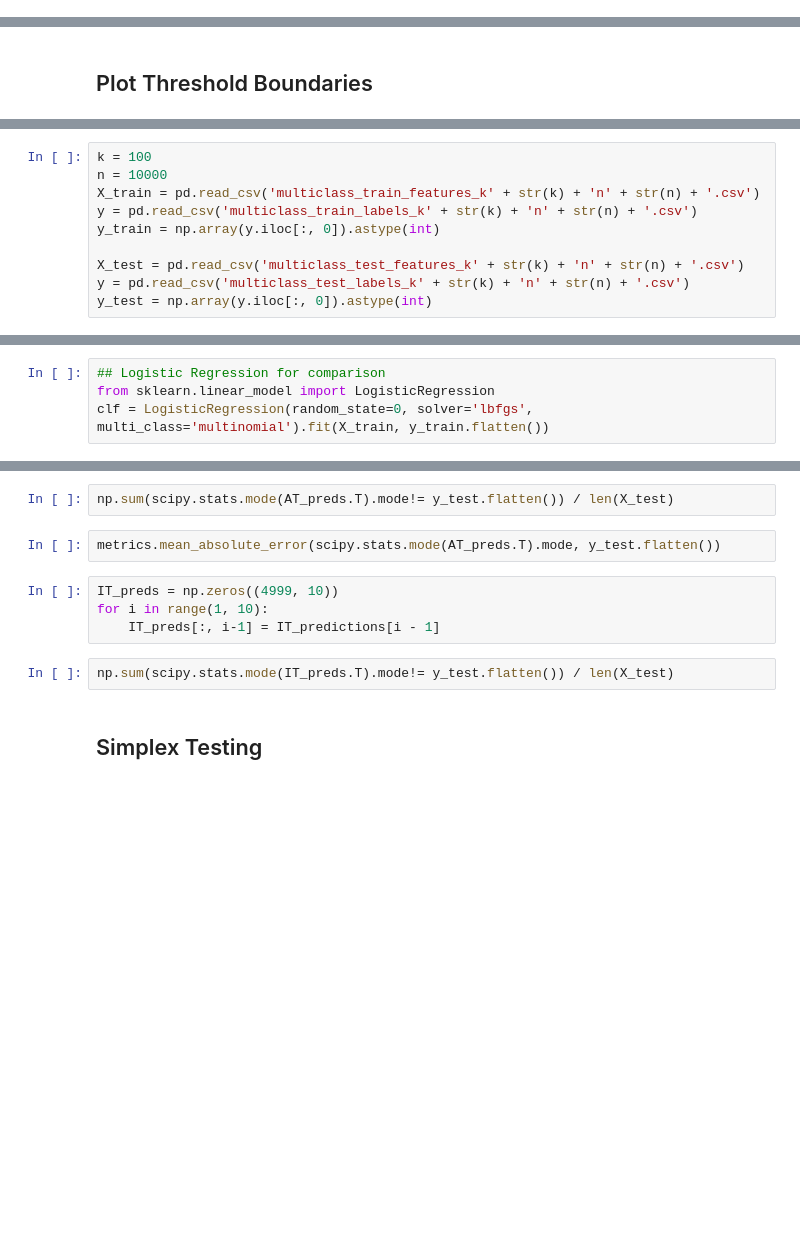
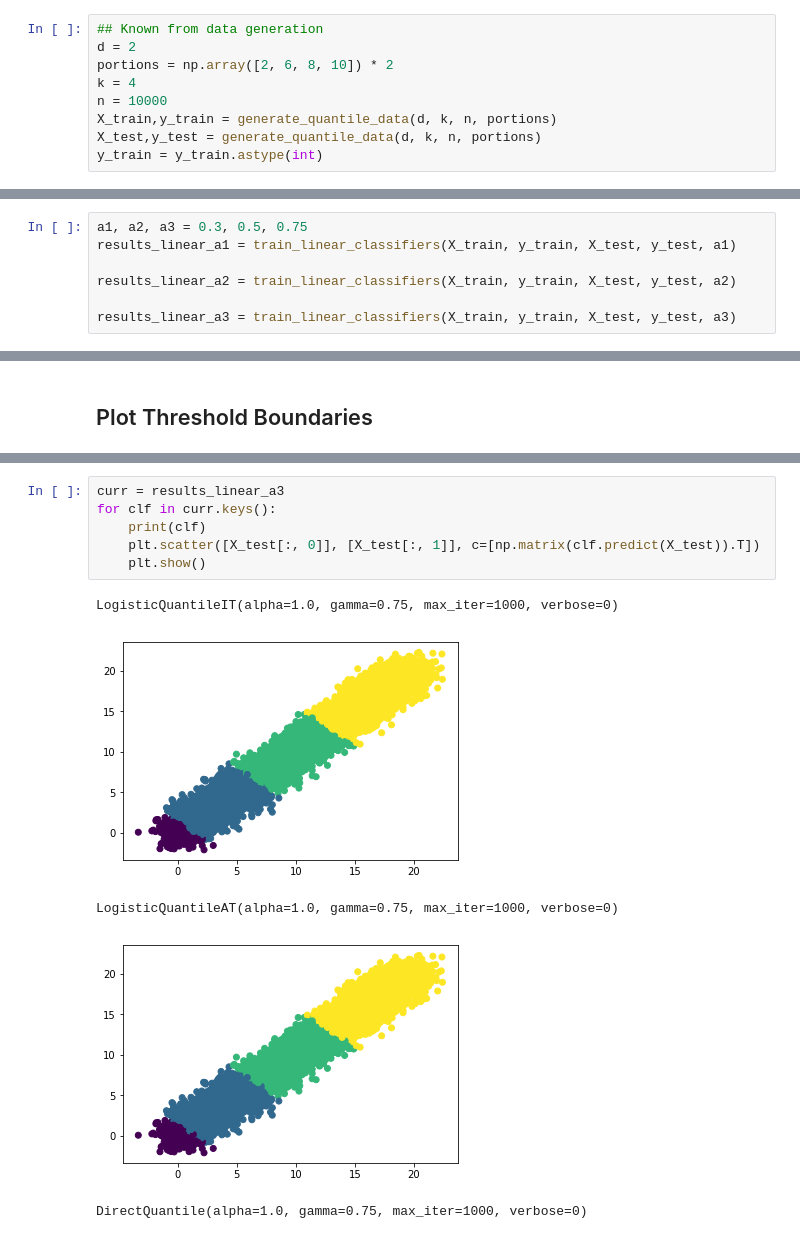
Before and after one commit to arnabsarker/Property-Elicitation, a Jupyter notebook: Quantile Regression Tests.ipynb, the cells around one changed output, grey strips where cells are left out. Saved outputs shown, nothing was run; the diff lists cells and outputs as text; blank space fills up the shorter version.

Commit message:
Performed tests for writeup

```diff
--- a/Quantile Regression Tests.ipynb
+++ b/Quantile Regression Tests.ipynb
@@ -206,0 +57,9 @@ Mean Absolute Error of LogisticRegression: 2.8393
+# %%
+## Known from data generation
+d = 2
+portions = np.array([2, 6, 8, 10]) * 2
+k = 4
+n = 10000
+X_train,y_train = generate_quantile_data(d, k, n, portions)
+X_test,y_test = generate_quantile_data(d, k, n, portions)
+y_train = y_train.astype(int)
@@ -206,0 +100,7 @@ Mean Absolute Error of LogisticRegression: 2.8393
+# %%
+a1, a2, a3 = 0.3, 0.5, 0.75
+results_linear_a1 = train_linear_classifiers(X_train, y_train, X_test, y_test, a1)
+
+results_linear_a2 = train_linear_classifiers(X_train, y_train, X_test, y_test, a2)
+
+results_linear_a3 = train_linear_classifiers(X_train, y_train, X_test, y_test, a3)
@@ -227,10 +127,0 @@ plot_clf(clf5.coef_, clf5.theta_)
-# %%
-k = 100
-n = 10000
-X_train = pd.read_csv('multiclass_train_features_k' + str(k) + 'n' + str(n) + '.csv')
-y = pd.read_csv('multiclass_train_labels_k' + str(k) + 'n' + str(n) + '.csv')
-y_train = np.array(y.iloc[:, 0]).astype(int)
-
-X_test = pd.read_csv('multiclass_test_features_k' + str(k) + 'n' + str(n) + '.csv')
-y = pd.read_csv('multiclass_test_labels_k' + str(k) + 'n' + str(n) + '.csv')
-y_test = np.array(y.iloc[:, 0]).astype(int)
@@ -266,4 +127,0 @@ for i in range(1, s):
-# %%
-## Logistic Regression for comparison
-from sklearn.linear_model import LogisticRegression
-clf = LogisticRegression(random_state=0, solver='lbfgs', multi_class='multinomial').fit(X_train, y_train.flatten())
@@ -302,12 +128,12 @@ for i in range(1, 10):
-# %%
-np.sum(scipy.stats.mode(AT_preds.T).mode!= y_test.flatten()) / len(X_test)
-# %%
-metrics.mean_absolute_error(scipy.stats.mode(AT_preds.T).mode, y_test.flatten())
-# %%
-IT_preds = np.zeros((4999, 10))
-for i in range(1, 10):
-    IT_preds[:, i-1] = IT_predictions[i - 1]
-# %%
-np.sum(scipy.stats.mode(IT_preds.T).mode!= y_test.flatten()) / len(X_test)
-# %% [markdown]
-## Simplex Testing
+# %%
+curr = results_linear_a3
+for clf in curr.keys():
+    print(clf)
+    plt.scatter([X_test[:, 0]], [X_test[:, 1]], c=[np.matrix(clf.predict(X_test)).T])
+    plt.show()
+# %% [output]
+LogisticQuantileIT(alpha=1.0, gamma=0.75, max_iter=1000, verbose=0)
+[figure, added]
+LogisticQuantileAT(alpha=1.0, gamma=0.75, max_iter=1000, verbose=0)
+[figure, added]
+DirectQuantile(alpha=1.0, gamma=0.75, max_iter=1000, verbose=0)
```
Also changed, not shown: parts of 27 cells of this notebook, 5 other files.
